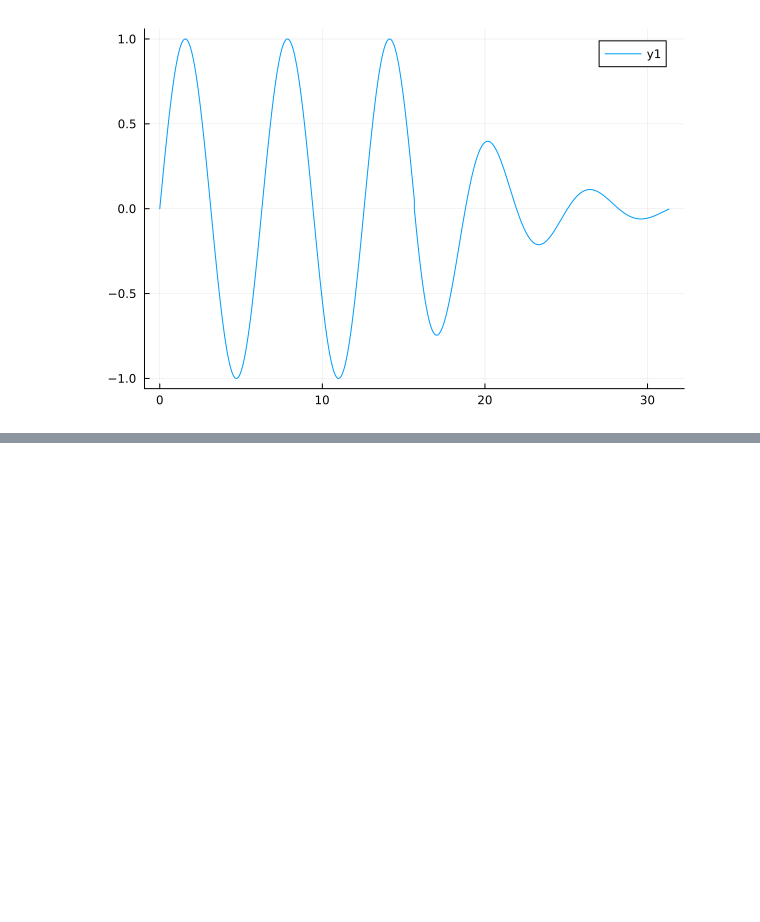
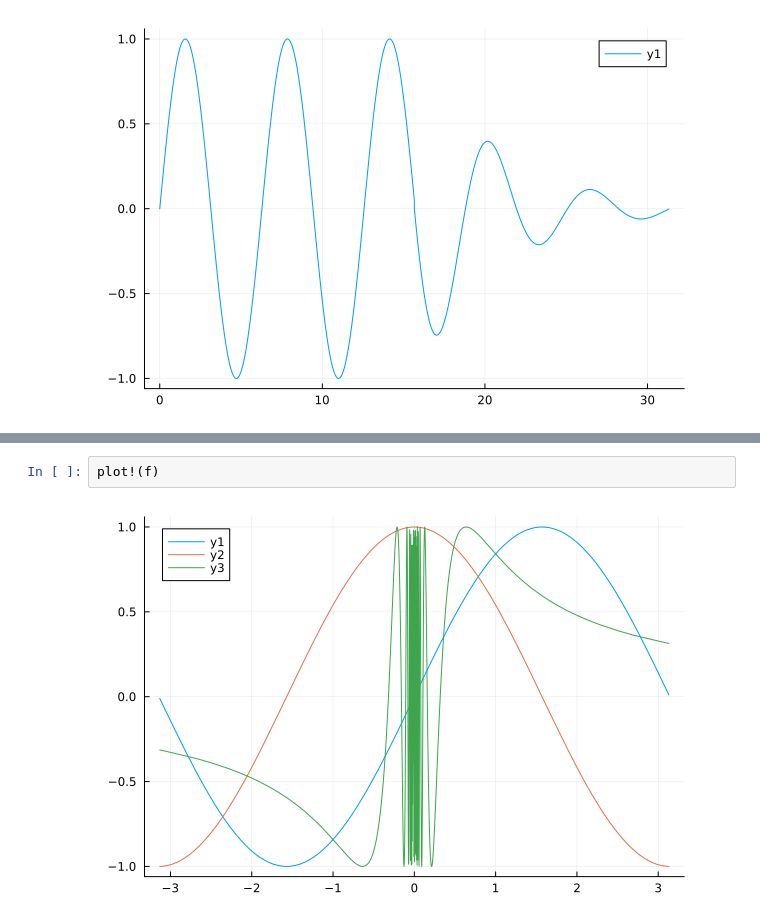
Before and after one commit to damiansp/julia, a Jupyter notebook: practical/04_plotting/plots.ipynb, the cells around one changed output, grey strips where cells are left out. Saved outputs shown, nothing was run; the diff lists cells and outputs as text; blank space fills up the shorter version.

```diff
--- a/practical/04_plotting/plots.ipynb
+++ b/practical/04_plotting/plots.ipynb
@@ -67,0 +76,4 @@ plot([x; 5n .+ x], [sin.(x); -exp.(-x .* 0.2) .* sin.(x)])
+# %%
+plot!(f)
+# %% [output]
+[figure, added]
```
Also changed, not shown: parts of 4 cells of this notebook.
